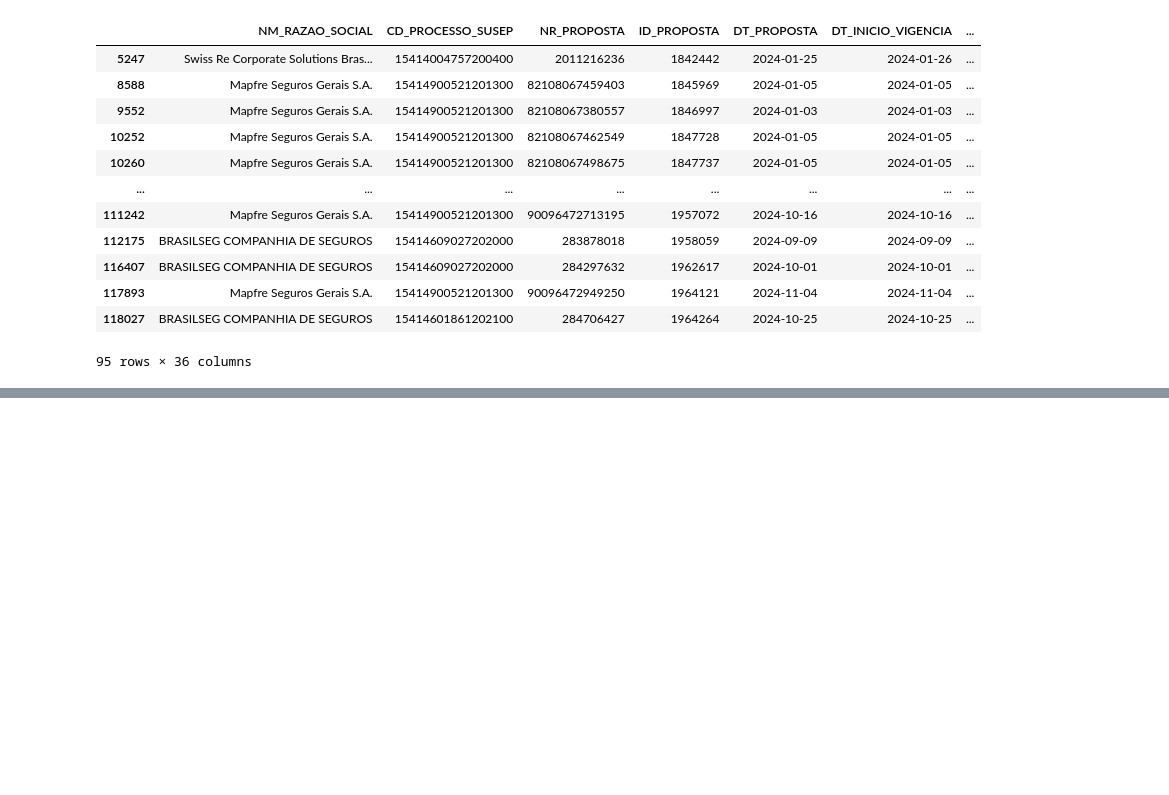
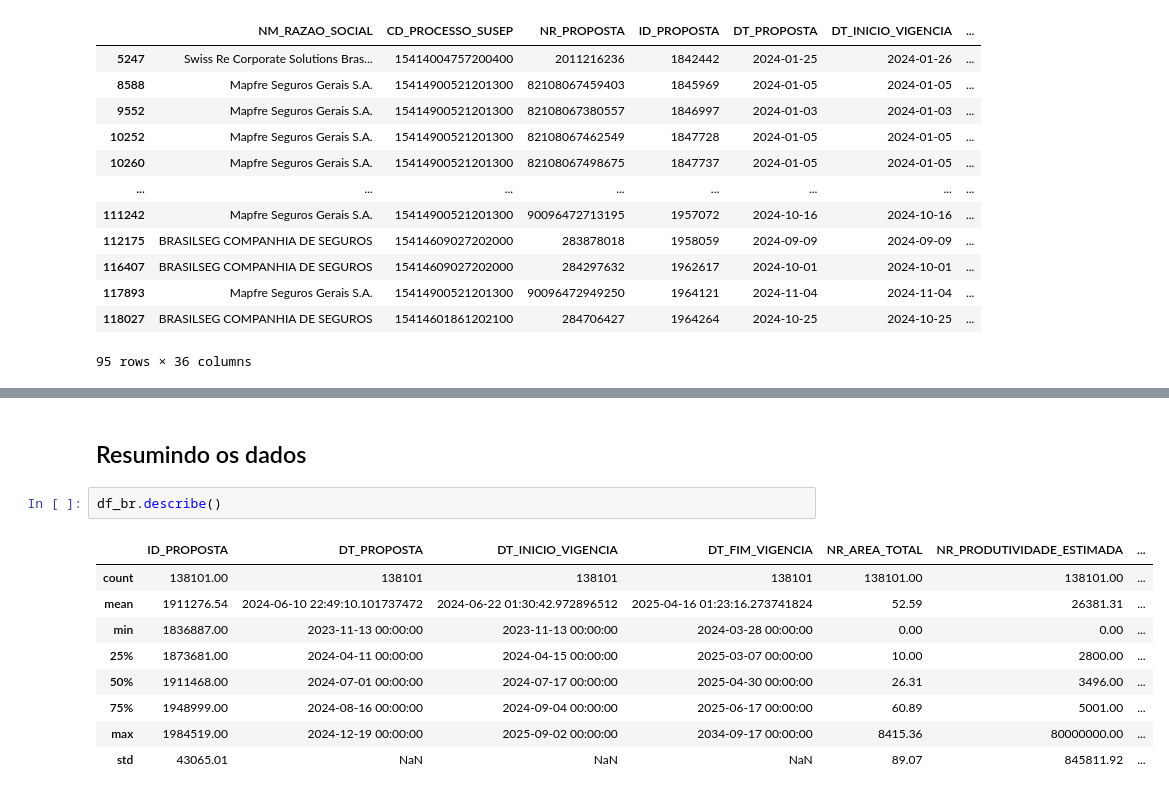
Before and after one commit to AlanthiasCO/seguro_rural_2024, a Jupyter notebook: etapa_etl.ipynb, the cells around one changed output, grey strips where cells are left out. Drawn from its saved outputs; the diff is of its cells as text; blank space fills up the shorter version.

```diff
--- a/etapa_etl.ipynb
+++ b/etapa_etl.ipynb
@@ -198,0 +206,14 @@ df_br.loc[df_br['NM_MUNICIPIO_PROPRIEDADE'] == 'Varginha']
+# %% [markdown]
+## Resumindo os dados
+# %%
+df_br.describe()
+# %% [output]
+|  | ID_PROPOSTA | DT_PROPOSTA | DT_INICIO_VIGENCIA | DT_FIM_VIGENCIA | NR_AREA_TOTAL | NR_PRODUTIVIDADE_ESTIMADA | ... |
+| count | 138101.00 | 138101 | 138101 | 138101 | 138101.00 | 138101.00 | ... |
+| mean | 1911276.54 | 2024-06-10 22:49:10.101737472 | 2024-06-22 01:30:42.972896512 | 2025-04-16 01:23:16.273741824 | 52.59 | 26381.31 | ... |
+| min | 1836887.00 | 2023-11-13 00:00:00 | 2023-11-13 00:00:00 | 2024-03-28 00:00:00 | 0.00 | 0.00 | ... |
+| 25% | 1873681.00 | 2024-04-11 00:00:00 | 2024-04-15 00:00:00 | 2025-03-07 00:00:00 | 10.00 | 2800.00 | ... |
+| 50% | 1911468.00 | 2024-07-01 00:00:00 | 2024-07-17 00:00:00 | 2025-04-30 00:00:00 | 26.31 | 3496.00 | ... |
+| 75% | 1948999.00 | 2024-08-16 00:00:00 | 2024-09-04 00:00:00 | 2025-06-17 00:00:00 | 60.89 | 5001.00 | ... |
+| max | 1984519.00 | 2024-12-19 00:00:00 | 2025-09-02 00:00:00 | 2034-09-17 00:00:00 | 8415.36 | 80000000.00 | ... |
+| std | 43065.01 | NaN | NaN | NaN | 89.07 | 845811.92 | ... |
```
Also changed, not shown: parts of 24 cells of this notebook.
